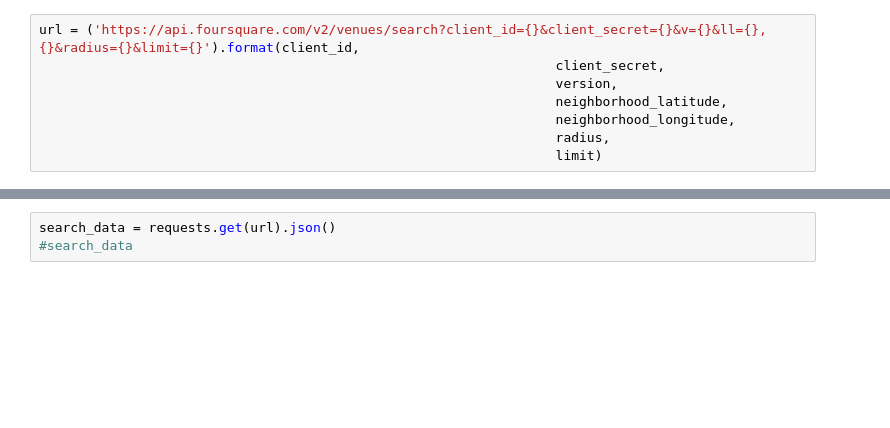
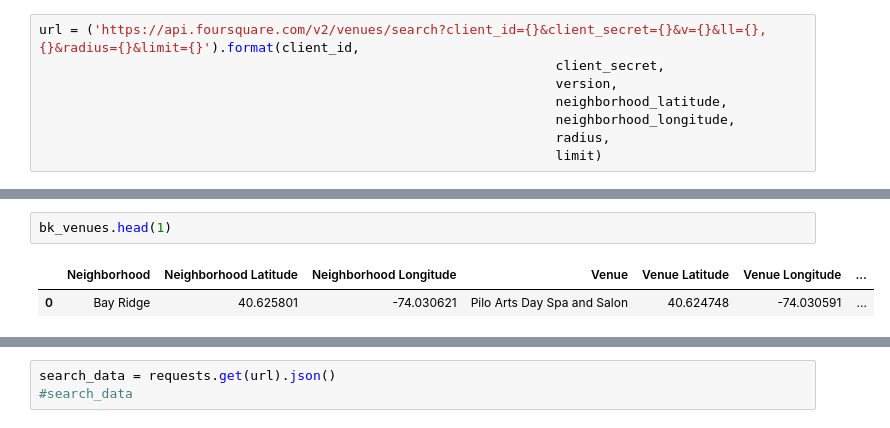
Before and after one commit to stryder518/Data_Science_Capstone, a Jupyter notebook: Data Science Capstone.ipynb, the cells around one changed output, grey strips where cells are left out. Drawn from its saved outputs; the diff is of its cells as text; blank space fills up the shorter version.

```diff
--- a/Data Science Capstone.ipynb
+++ b/Data Science Capstone.ipynb
@@ -194,0 +276,5 @@ The geograpical coordinate of Brooklyn are 40.6501038, -73.9495823.
+# %%
+bk_venues.head(1)
+# %% [output]
+|  | Neighborhood | Neighborhood Latitude | Neighborhood Longitude | Venue | Venue Latitude | Venue Longitude | ... |
+| 0 | Bay Ridge | 40.625801 | -74.030621 | Pilo Arts Day Spa and Salon | 40.624748 | -74.030591 | ... |
```
Also changed, not shown: parts of 14 cells of this notebook.
